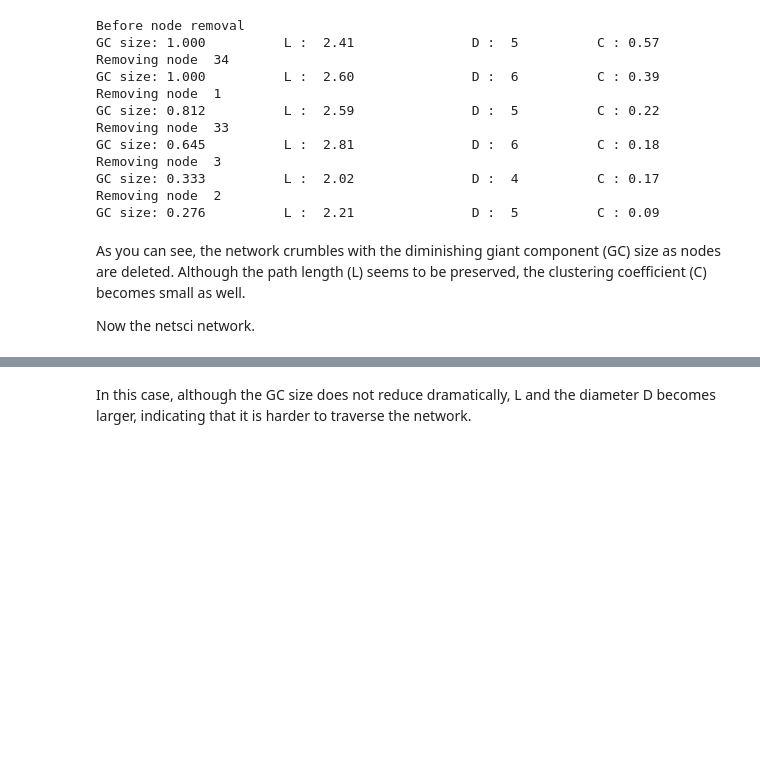
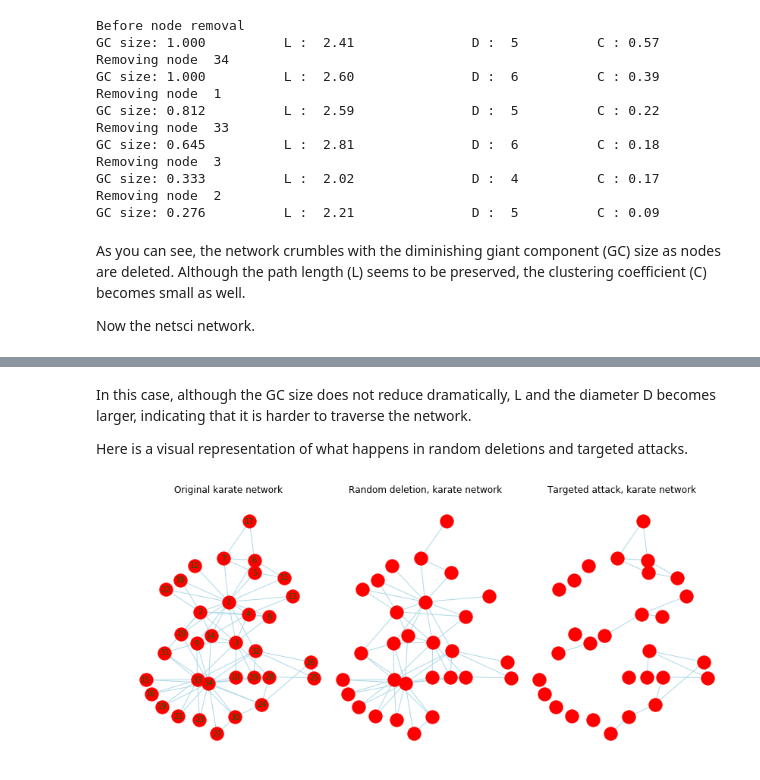
Before and after one commit to sathayas/JupyterAnalyticsSpring2018, a Jupyter notebook: NetworkStats.ipynb, the cells around one changed output, grey strips where cells are left out. Cells and saved outputs as stored; diff of their text form; code cells hidden in the pictures; blank space fills up the shorter version.

Commit message:
Drawings of random deletions and targeted attacks are added

```diff
--- a/NetworkStats.ipynb
+++ b/NetworkStats.ipynb
@@ -706,3 +708,47 @@ Removing node  QURESHIEMILI, A
 GC size: 0.216          L :  8.35               D : 19          C : 0.63
 # %% [markdown]
 In this case, although the GC size does not reduce dramatically, L and the diameter D becomes larger, indicating that it is harder to traverse the network.
+
+Here is a visual representation of what happens in random deletions and targeted attacks.
+# %%
+# drawing the graph (karate network only) --- Kamada-Kawai layout
+plt.figure(figsize=[12,6])
+plt.subplot(131)
+pos = nx.kamada_kawai_layout(G_karate, weight=None) # positions for all nodes
+nx.draw_networkx_nodes(G_karate, pos)
+nx.draw_networkx_edges(G_karate, pos,
+                       edge_color='lightblue')
+nx.draw_networkx_labels(G_karate, pos, font_size=10, font_color='DarkGreen')
+plt.title('Original karate network')
+plt.axis('off')
+plt.xlim([-0.6, 0.65])
+plt.ylim([-0.85, 1.2])
+
+
+plt.subplot(132)
+nodeList = G_karate_randdel.nodes()
+edgeList = G_karate_randdel.edges()
+nx.draw_networkx_nodes(G_karate, pos, nodelist=nodeList)
+nx.draw_networkx_edges(G_karate, pos, edgelist=edgeList,
+                       edge_color='lightblue')
+plt.title('Random deletion, karate network')
+plt.axis('off')
+plt.xlim([-0.6, 0.65])
+plt.ylim([-0.85, 1.2])
+
+
+plt.subplot(133)
+nodeList = G_karate_attack.nodes()
+edgeList = G_karate_attack.edges()
+nx.draw_networkx_nodes(G_karate, pos, nodelist=nodeList)
+nx.draw_networkx_edges(G_karate, pos, edgelist=edgeList,
+                       edge_color='lightblue')
+plt.title('Targeted attack, karate network')
+plt.axis('off')
+plt.xlim([-0.6, 0.65])
+plt.ylim([-0.85, 1.2])
+
+plt.subplots_adjust(hspace=0.00, wspace=0.00, left=0.05, right=0.95)
+plt.show()
+# %% [output]
+[figure, added]
```
Also changed, not shown: parts of 4 cells of this notebook.
